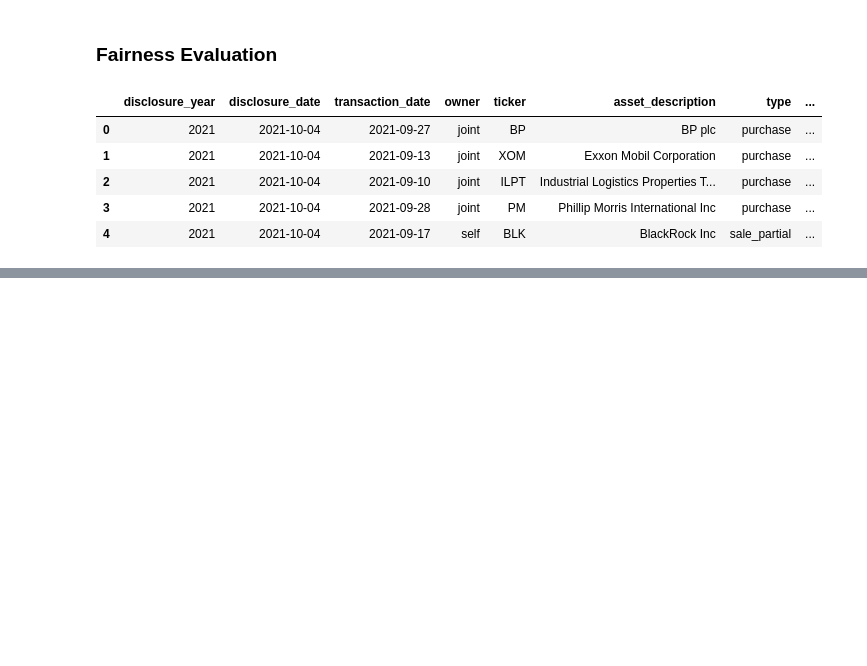
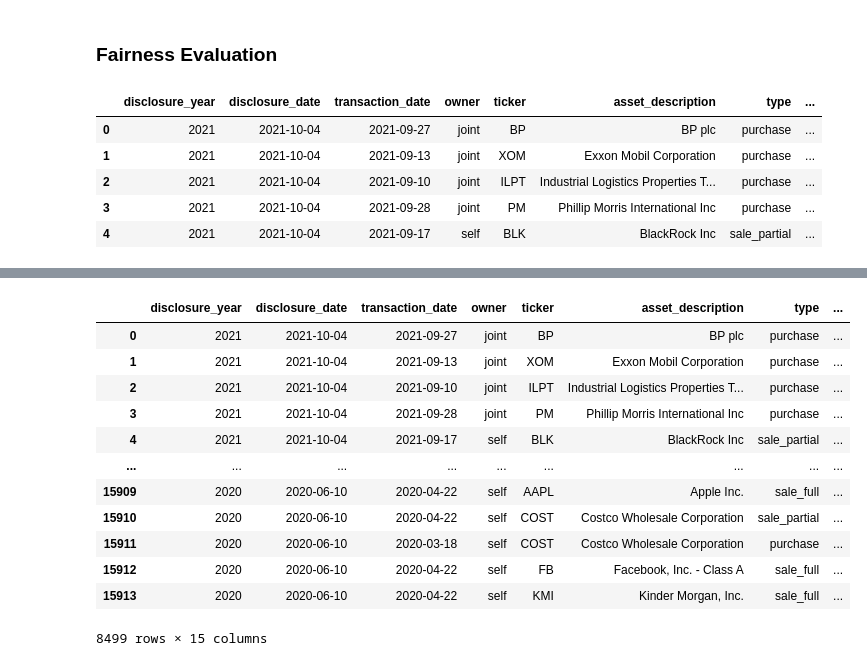
Before and after one commit to ChristineXu0924/dsc80_pj5, a Jupyter notebook: stocks.ipynb, the cells around one changed output, grey strips where cells are left out. Drawn from its saved outputs; the diff is of its cells as text; code cells hidden in the pictures; blank space fills up the shorter version.

```diff
--- a/stocks.ipynb
+++ b/stocks.ipynb
@@ -59,0 +105,14 @@ swp.head()
+# %%
+west = ['CO', 'WY', 'MT', 'ID', 'WA', 'OR', 'UT', 'NV', 'CA', 'AK', 'HI']
+southwest = ['TX', 'OK', 'NM', 'AZ']
+midwest = ['OH', 'IN', 'M', 'IL', 'MO', 'WI', 'MN', 'IA', 'KS', 'NE', 'SD', 'ND']
+southeast = ['WV', 'VA', 'KY', 'TN', 'NC', 'SC', 'GA', 'AL', 'MS', 'AR', 'LA', 'FL']
+northeast = ['ME', 'MA', 'RI', 'CT', 'NH', 'VT', 'NY', 'PA', 'NJ', 'DE', 'MD']
+# %%
+to_region = swp['district'].str[0:2].apply(lambda x:'west' if x in west
+                                           else 'southwest' if x in southwest
+                                           else 'midwest' if x in midwest
+                                          else 'southeast' if x in southeast
+                                          else 'northeast')
+swp['region'] = to_region
+swp.head()
@@ -59,0 +134,2 @@ swp.head()
+# %%
+swp['transaction_date'] = pd.to_datetime(swp['transaction_date'])
@@ -59,0 +185,17 @@ swp.head()
+# %%
+all_owner = swp[swp['owner'].isna() == False]
+all_owner
+# %% [output]
+|  | disclosure_year | disclosure_date | transaction_date | owner | ticker | asset_description | type | ... |
+| 0 | 2021 | 2021-10-04 | 2021-09-27 | joint | BP | BP plc | purchase | ... |
+| 1 | 2021 | 2021-10-04 | 2021-09-13 | joint | XOM | Exxon Mobil Corporation | purchase | ... |
+| 2 | 2021 | 2021-10-04 | 2021-09-10 | joint | ILPT | Industrial Logistics Properties T... | purchase | ... |
+| 3 | 2021 | 2021-10-04 | 2021-09-28 | joint | PM | Phillip Morris International Inc | purchase | ... |
+| 4 | 2021 | 2021-10-04 | 2021-09-17 | self | BLK | BlackRock Inc | sale_partial | ... |
+| ... | ... | ... | ... | ... | ... | ... | ... | ... |
+| 15909 | 2020 | 2020-06-10 | 2020-04-22 | self | AAPL | Apple Inc. | sale_full | ... |
+| 15910 | 2020 | 2020-06-10 | 2020-04-22 | self | COST | Costco Wholesale Corporation | sale_partial | ... |
+| 15911 | 2020 | 2020-06-10 | 2020-03-18 | self | COST | Costco Wholesale Corporation | purchase | ... |
+| 15912 | 2020 | 2020-06-10 | 2020-04-22 | self | FB | Facebook, Inc. - Class A | sale_full | ... |
+| 15913 | 2020 | 2020-06-10 | 2020-04-22 | self | KMI | Kinder Morgan, Inc. | sale_full | ... |
+8499 rows × 15 columns
```
Also changed, not shown: parts of 17 cells of this notebook.
